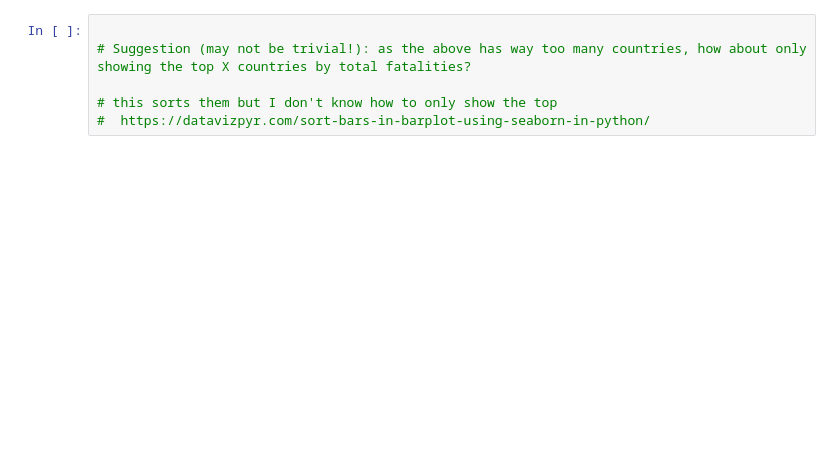
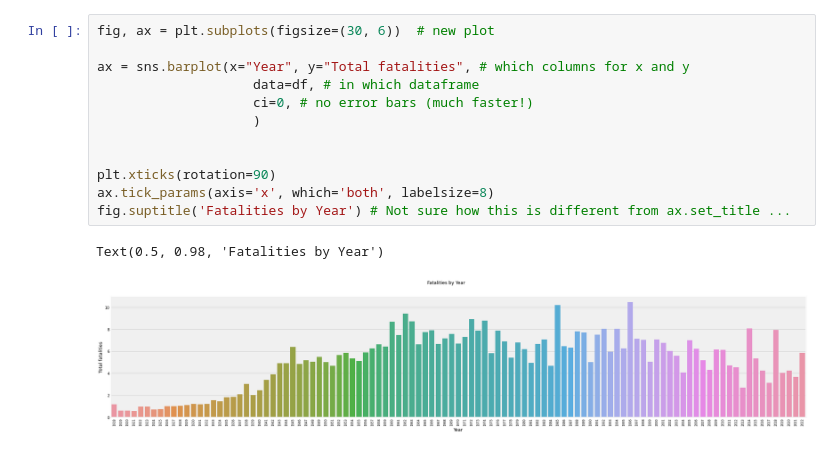
Before and after one commit to spencer-goergen/HCI, a Jupyter notebook: main.ipynb, the cells around one changed output. Saved outputs shown, nothing was run; the diff lists cells and outputs as text; blank space fills up the shorter version.

```diff
--- a/main.ipynb
+++ b/main.ipynb
@@ -113,6 +108,15 @@ Text(0.5, 0.98, 'Fatalities py Country')
-# %%
-
-# Suggestion (may not be trivial!): as the above has way too many countries, how about only showing the top X countries by total fatalities?
-
-# this sorts them but I don't know how to only show the top
-#  https://datavizpyr.com/sort-bars-in-barplot-using-seaborn-in-python/
+# %%
+fig, ax = plt.subplots(figsize=(30, 6))  # new plot
+
+ax = sns.barplot(x="Year", y="Total fatalities", # which columns for x and y
+                    data=df, # in which dataframe
+                    ci=0, # no error bars (much faster!)
+                    )
+
+
+plt.xticks(rotation=90)
+ax.tick_params(axis='x', which='both', labelsize=8)
+fig.suptitle('Fatalities by Year') # Not sure how this is different from ax.set_title ...
+# %% [output]
+Text(0.5, 0.98, 'Fatalities by Year')
+[figure, added]
```
Also changed, not shown: parts of 3 cells of this notebook, 5 other files.
